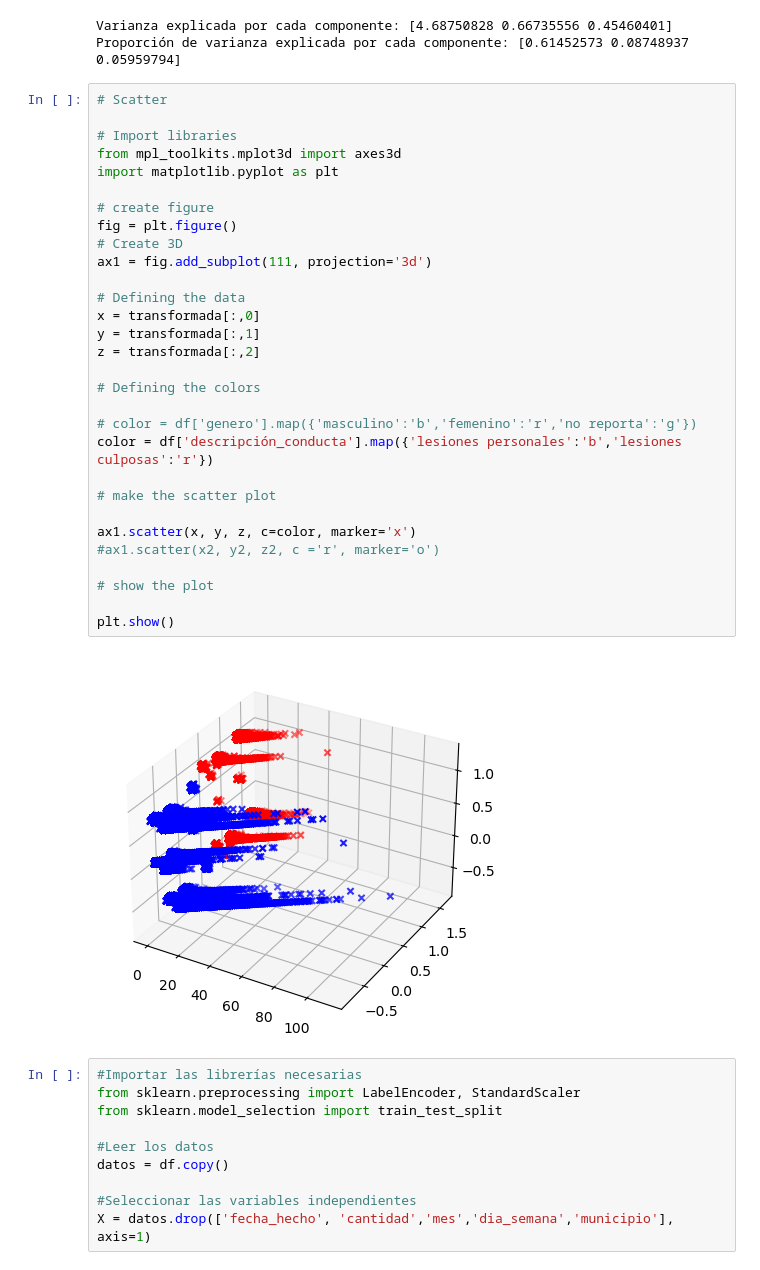
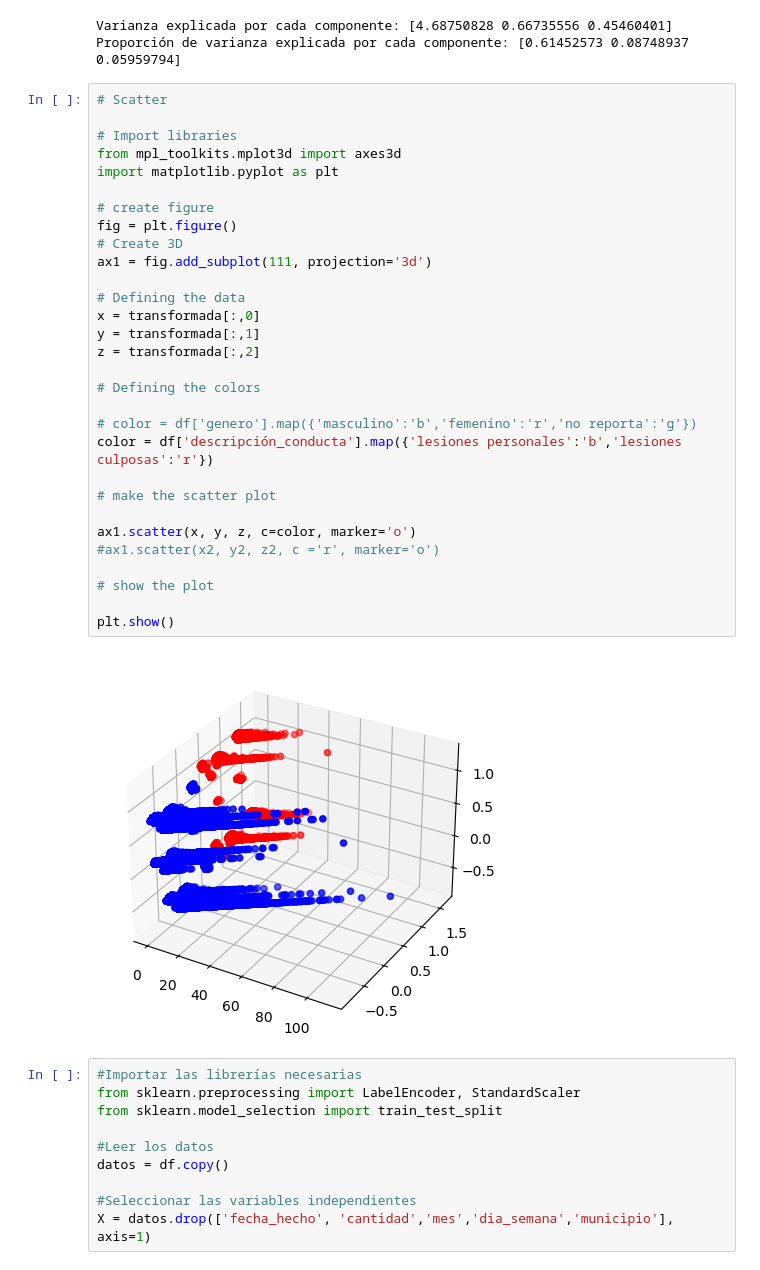
Before and after one commit to luifer991/colombian_accidents_data_analysis, a Jupyter notebook: colombian_acc.ipynb, the cells around one changed output. Cells and saved outputs as stored; diff of their text form.

```diff
--- a/colombian_acc.ipynb
+++ b/colombian_acc.ipynb
@@ -1129,35 +1055,35 @@ Proporción de varianza explicada por cada componente: [0.61452573 0.08748937 0.
 # %%
 # Scatter
 
 # Import libraries
 from mpl_toolkits.mplot3d import axes3d
 import matplotlib.pyplot as plt
 
 # create figure
 fig = plt.figure()
 # Create 3D
 ax1 = fig.add_subplot(111, projection='3d')
 
 # Defining the data
 x = transformada[:,0]
 y = transformada[:,1]
 z = transformada[:,2]
 
 # Defining the colors
 
 # color = df['genero'].map({'masculino':'b','femenino':'r','no reporta':'g'})
 color = df['descripción_conducta'].map({'lesiones personales':'b','lesiones culposas':'r'})
 
 # make the scatter plot
 
-ax1.scatter(x, y, z, c=color, marker='x')
+ax1.scatter(x, y, z, c=color, marker='o')
 #ax1.scatter(x2, y2, z2, c ='r', marker='o')
 
 # show the plot
 
 plt.show()
 # %% [output]
-[figure, old version]
+[figure, new version]
 # %%
 #Importar las librerías necesarias
 from sklearn.preprocessing import LabelEncoder, StandardScaler
```
Also changed, not shown: parts of 70 cells of this notebook.
